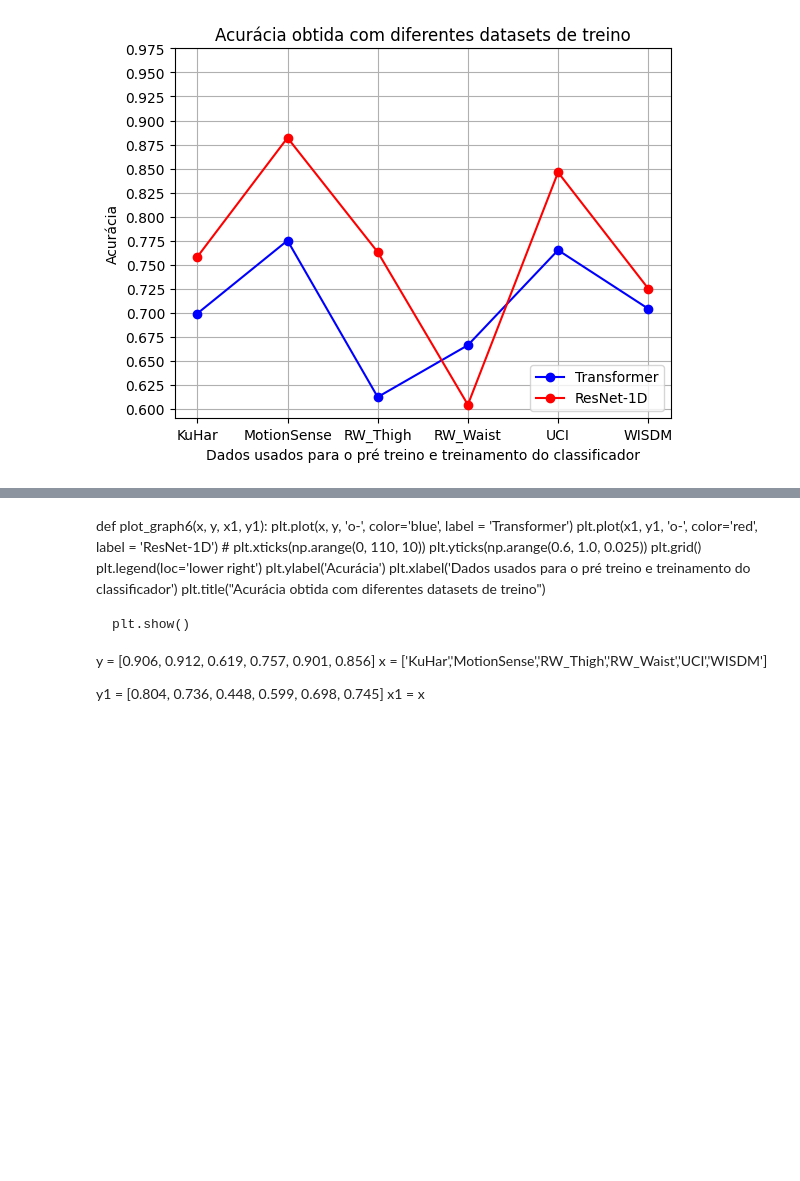
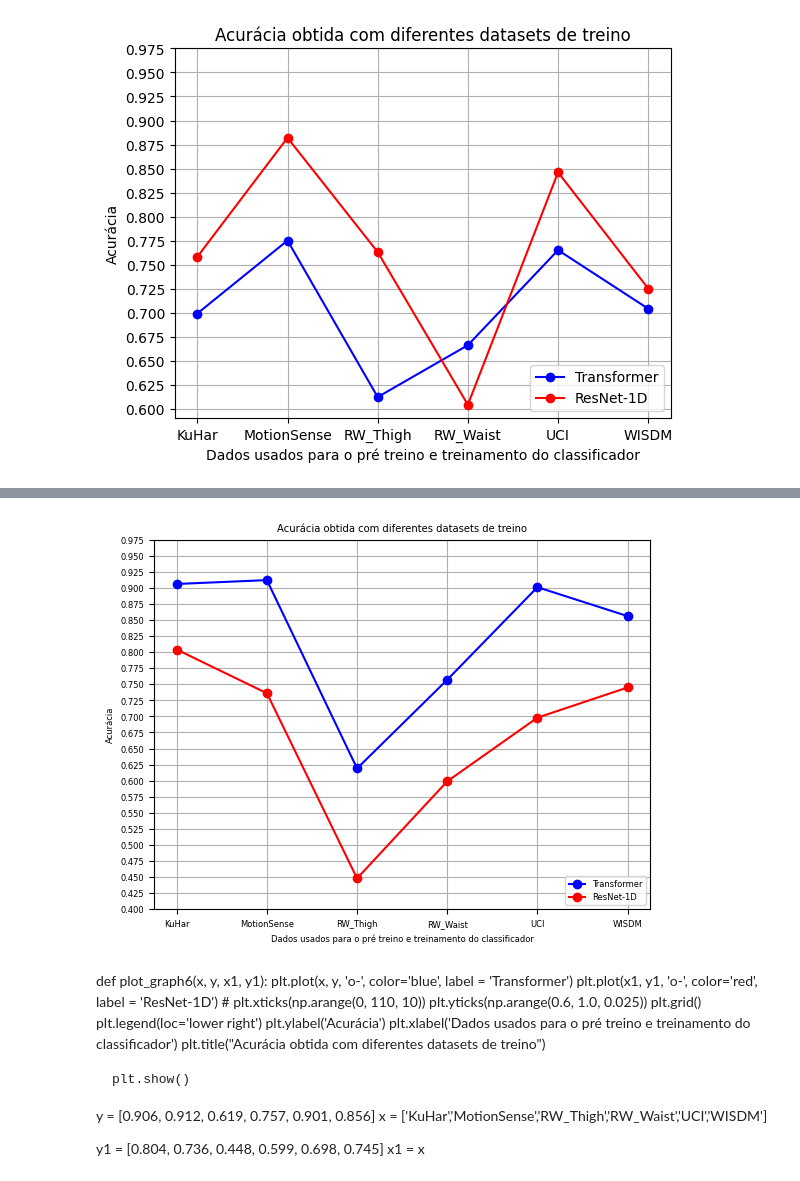
Before and after one commit to HubertPalo/ssl_tools, a Jupyter notebook: TFC-Cirilo/Final/graficos.ipynb, the cells around one changed output, grey strips where cells are left out. Drawn from its saved outputs; the diff is of its cells as text; code cells hidden in the pictures; blank space fills up the shorter version.

```diff
--- a/TFC-Cirilo/Final/graficos.ipynb
+++ b/TFC-Cirilo/Final/graficos.ipynb
@@ -254,22 +221,26 @@ fig.show()
 # %%
 def plot_graph6(x, y, x1, y1):
     plt.plot(x, y, 'o-', color='blue', label = 'Transformer')
     plt.plot(x1, y1, 'o-', color='red', label = 'ResNet-1D')
     # plt.xticks(np.arange(0, 110, 10))
-    plt.yticks(np.arange(0.6, 1.0, 0.025))
+    plt.yticks(np.arange(0.4, 1.0, 0.025))
     plt.grid()
     plt.legend(loc='lower right')
     plt.ylabel('Acurácia')
     plt.xlabel('Dados usados para o pré treino e treinamento do classificador')
     plt.title("Acurácia obtida com diferentes datasets de treino")
 
     plt.show()
 
 y = [0.906, 0.912, 0.619, 0.757, 0.901, 0.856]
 x = ['KuHar','MotionSense','RW_Thigh','RW_Waist','UCI','WISDM']
 
 y1 = [0.804, 0.736, 0.448, 0.599, 0.698, 0.745]
 x1 = x
+
+plot_graph6(x,y,x1,y1)
+# %% [output]
+[figure, added]
 # %% [markdown]
 def plot_graph6(x, y, x1, y1):
     plt.plot(x, y, 'o-', color='blue', label = 'Transformer')
```
Also changed, not shown: parts of 2 cells of this notebook, 34 other files.
